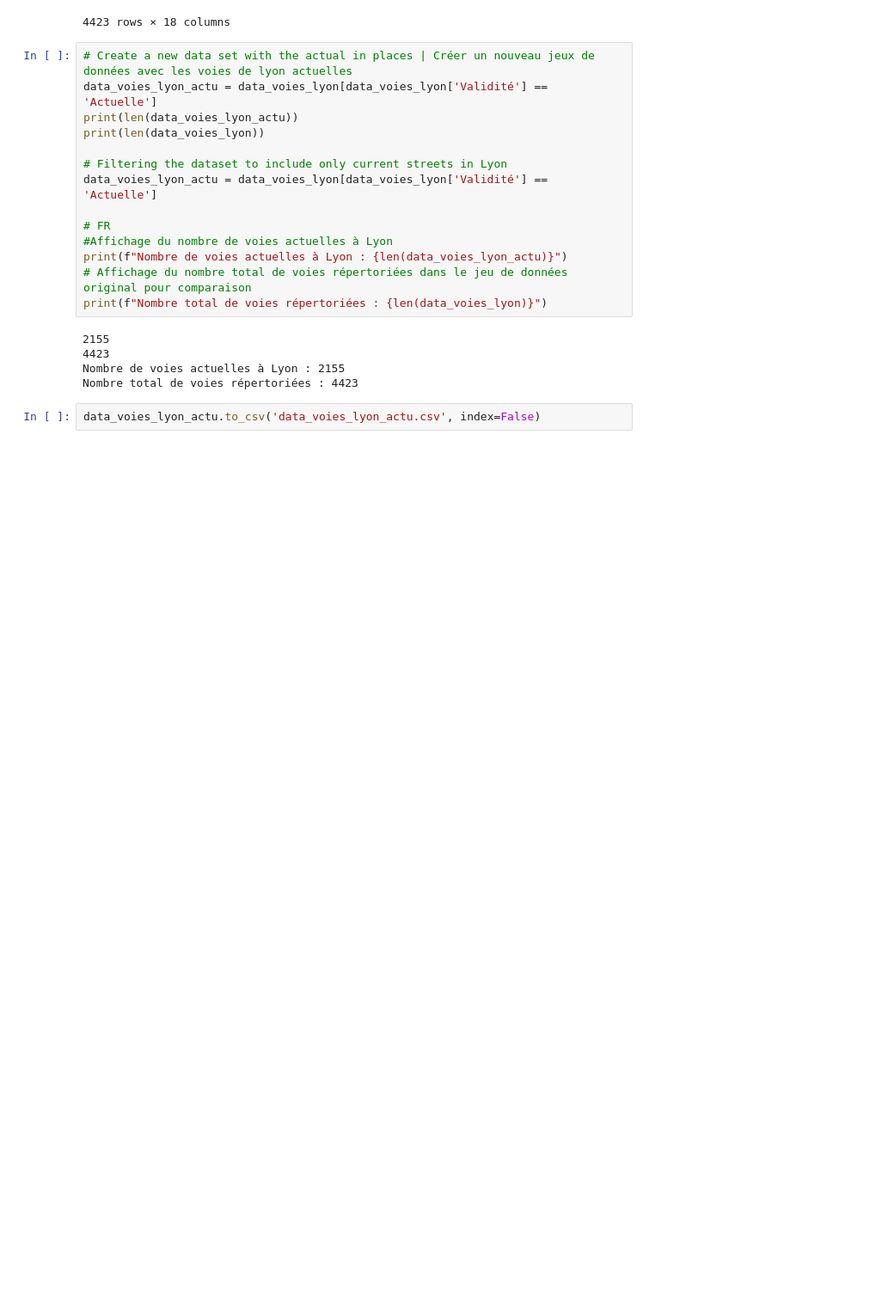
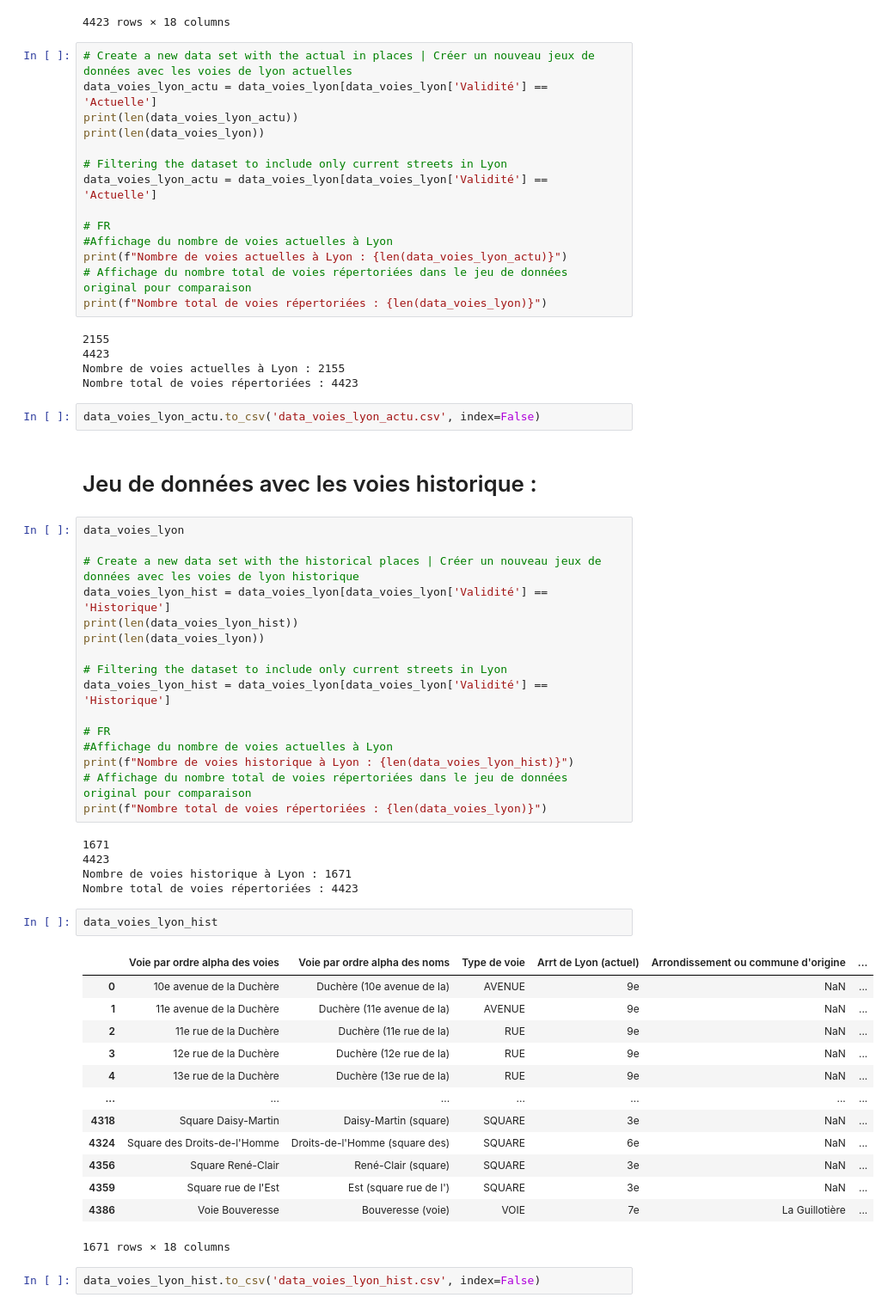
Before and after one commit to shnonbru/Lyon_urban_space, a Jupyter notebook: prep_voies_lyon_v01.ipynb, the cells around one changed output. Shown at 86% size. Cells and saved outputs as stored; diff of their text form; blank space fills up the shorter version.

Commit message:
creation jeu de donnes voies historiques

```diff
--- a/prep_voies_lyon_v01.ipynb
+++ b/prep_voies_lyon_v01.ipynb
@@ -53,3 +55,44 @@ Nombre de voies actuelles à Lyon : 2155
 Nombre total de voies répertoriées : 4423
 # %%
 data_voies_lyon_actu.to_csv('data_voies_lyon_actu.csv', index=False)
+# %% [markdown]
+# Jeu de données avec les voies historique :
+# %%
+data_voies_lyon
+
+# Create a new data set with the historical places | Créer un nouveau jeux de données avec les voies de lyon historique
+data_voies_lyon_hist = data_voies_lyon[data_voies_lyon['Validité'] == 'Historique']
+print(len(data_voies_lyon_hist))
+print(len(data_voies_lyon))
+
+# Filtering the dataset to include only current streets in Lyon
+data_voies_lyon_hist = data_voies_lyon[data_voies_lyon['Validité'] == 'Historique']
+
+# FR
+#Affichage du nombre de voies actuelles à Lyon
+print(f"Nombre de voies historique à Lyon : {len(data_voies_lyon_hist)}")
+# Affichage du nombre total de voies répertoriées dans le jeu de données original pour comparaison
+print(f"Nombre total de voies répertoriées : {len(data_voies_lyon)}")
+# %% [output]
+1671
+4423
+Nombre de voies historique à Lyon : 1671
+Nombre total de voies répertoriées : 4423
+# %%
+data_voies_lyon_hist
+# %% [output]
+|  | Voie par ordre alpha des voies | Voie par ordre alpha des noms | Type de voie | Arrt de Lyon (actuel) | Arrondissement ou commune d'origine | ... |
+| 0 | 10e avenue de la Duchère | Duchère (10e avenue de la) | AVENUE | 9e | NaN | ... |
+| 1 | 11e avenue de la Duchère | Duchère (11e avenue de la) | AVENUE | 9e | NaN | ... |
+| 2 | 11e rue de la Duchère | Duchère (11e rue de la) | RUE | 9e | NaN | ... |
+| 3 | 12e rue de la Duchère | Duchère (12e rue de la) | RUE | 9e | NaN | ... |
+| 4 | 13e rue de la Duchère | Duchère (13e rue de la) | RUE | 9e | NaN | ... |
+| ... | ... | ... | ... | ... | ... | ... |
+| 4318 | Square Daisy-Martin | Daisy-Martin (square) | SQUARE | 3e | NaN | ... |
+| 4324 | Square des Droits-de-l'Homme | Droits-de-l'Homme (square des) | SQUARE | 6e | NaN | ... |
+| 4356 | Square René-Clair | René-Clair (square) | SQUARE | 3e | NaN | ... |
+| 4359 | Square rue de l'Est | Est (square rue de l') | SQUARE | 3e | NaN | ... |
+| 4386 | Voie Bouveresse | Bouveresse (voie) | VOIE | 7e | La Guillotière | ... |
+1671 rows × 18 columns
+# %%
+data_voies_lyon_hist.to_csv('data_voies_lyon_hist.csv', index=False)
```
Also changed, not shown: parts of 2 cells of this notebook, 1 other file.
